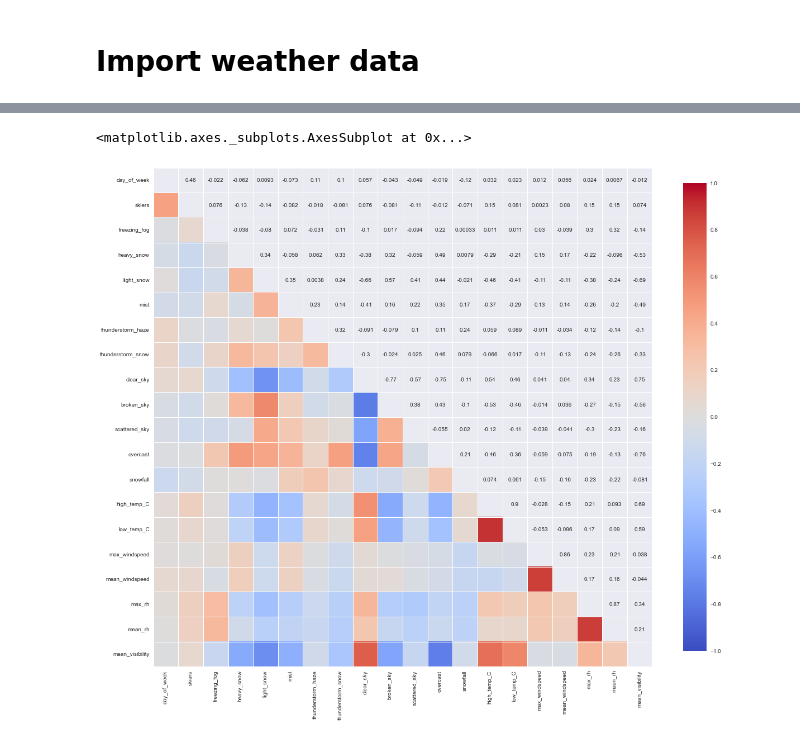
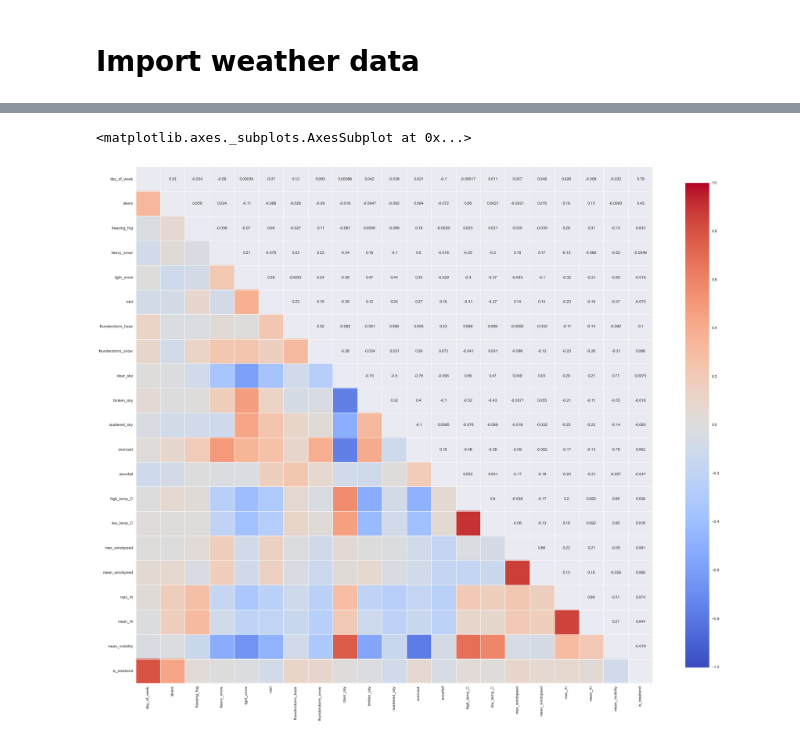
Before and after one commit to balmandhunter/ski_in_solitude, a Jupyter notebook: crowd_model.ipynb, the cells around one changed output, grey strips where cells are left out. Drawn from its saved outputs; the diff is of its cells as text; code cells hidden in the pictures.

```diff
--- a/crowd_model.ipynb
+++ b/crowd_model.ipynb
@@ -52,6 +62,8 @@ df_traf.head()
 # Import weather data
 # %%
 df_met = pd.DataFrame.from_csv('data/all_weather_clean.csv')
+# %%
+df_met = df_met.resample(resamp_time)
 # %%
 df_met.head()
 # %% [output]
@@ -65,4 +77,4 @@ df_met.head()
 # %%
 resamp_time = '1440Min'
-df_all = pd.concat([df_traf.resample(resamp_time), df_met.resample(resamp_time)], axis=1).dropna()
+df_all = df_traf.join(df_met,how='outer')
 # %%
@@ -81,3 +105,5 @@ df_all.drop(['berthoud_toward_i70', 'berthoud_away_i70', 'Time'], axis=1, inplac
+# %%
+df_all['is_weekend'] = df_all.day_of_week.map(lambda day: 1 if day == 5 or day == 6 else 0)
 # %%
 df_all.hist(figsize=(20,20))
 # %% [output]
@@ -105,10 +128,10 @@ array([[<matplotlib.axes._subplots.AxesSubplot object at 0x...>,
 # %%
-f, ax = plt.subplots(figsize=(20, 20))
+f, ax = plt.subplots(figsize=(30, 30))
 sns.corrplot(df_all, annot=True, sig_stars=False,
              diag_names=False, ax=ax)
 # %% [output]
 <matplotlib.axes._subplots.AxesSubplot at 0x...>
-[figure, old version]
+[figure, new version]
 # %%
 from pandas.tseries.holiday import USFederalHolidayCalendar
 calendar = USFederalHolidayCalendar()
```
Also changed, not shown: parts of 33 cells of this notebook.
